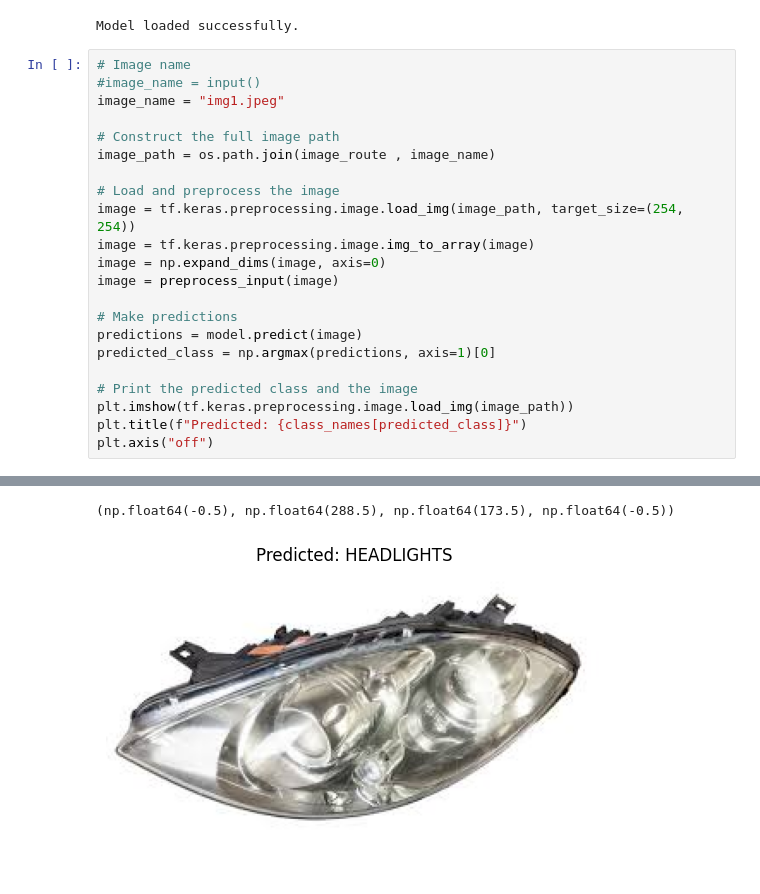
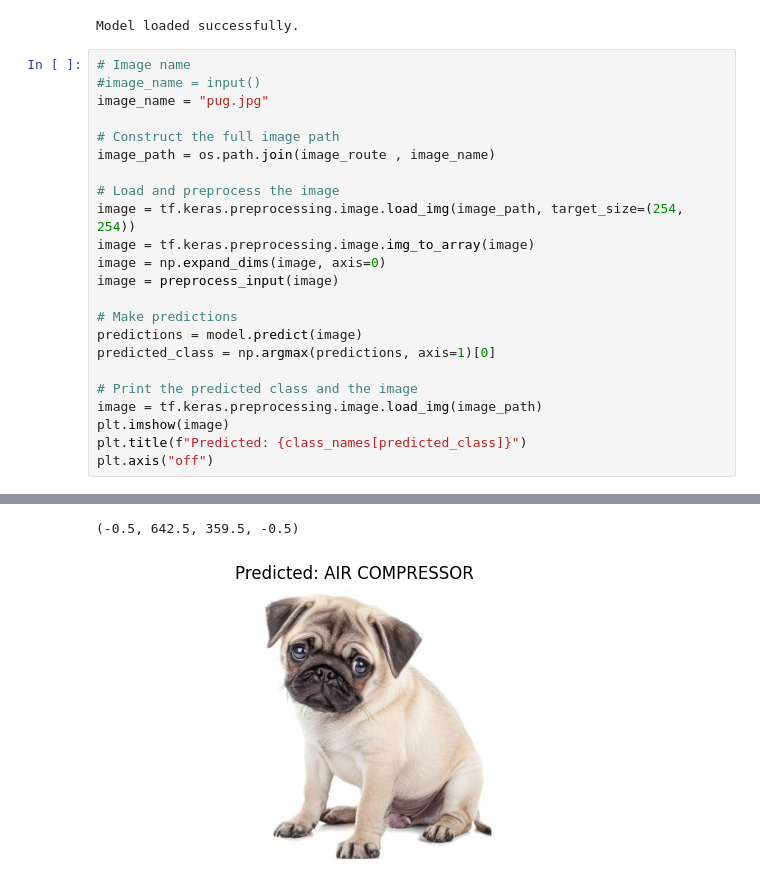
Before and after one commit to ElGonan/carssification_AI, a Jupyter notebook: model_exe.ipynb, the cells around one changed output, grey strips where cells are left out. Drawn from its saved outputs; the diff is of its cells as text.

```diff
--- a/model_exe.ipynb
+++ b/model_exe.ipynb
@@ -49,7 +46,7 @@ Model loaded successfully.
 # %%
 # Image name
 #image_name = input()
-image_name = "img1.jpeg"
+image_name = "pug.jpg"
 
 # Construct the full image path
 image_path = os.path.join(image_route , image_name)
@@ -65,7 +62,8 @@ predictions = model.predict(image)
 predicted_class = np.argmax(predictions, axis=1)[0]
 
 # Print the predicted class and the image
-plt.imshow(tf.keras.preprocessing.image.load_img(image_path))
+image = tf.keras.preprocessing.image.load_img(image_path)
+plt.imshow(image)
 plt.title(f"Predicted: {class_names[predicted_class]}")
 plt.axis("off")
 # %% [output]
@@ -73,2 +71,2 @@ plt.axis("off")
-(np.float64(-0.5), np.float64(288.5), np.float64(173.5), np.float64(-0.5))
+(-0.5, 642.5, 359.5, -0.5)
-[figure, old version]
+[figure, new version]
```
Also changed, not shown: parts of 2 cells of this notebook, 2 other files.
